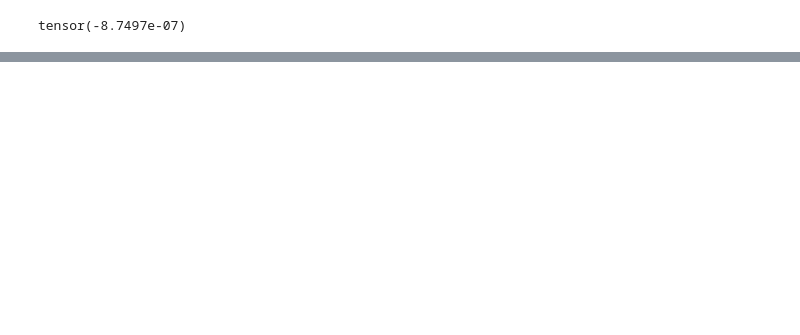
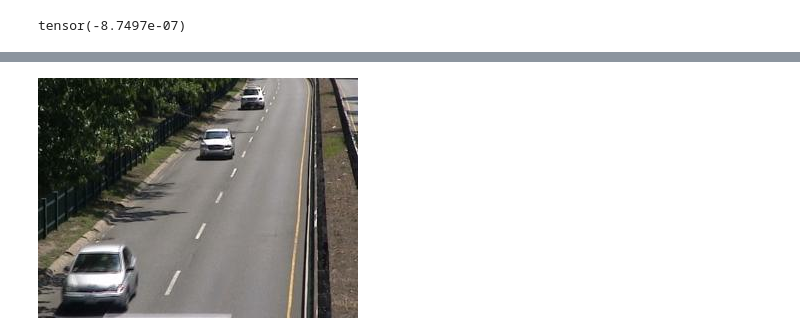
Before and after one commit to niika/DeepAggregation, a Jupyter notebook: DeepSequences.ipynb, the cells around one changed output, grey strips where cells are left out. Drawn from its saved outputs; the diff is of its cells as text; code cells hidden in the pictures; blank space fills up the shorter version.

```diff
--- a/DeepSequences.ipynb
+++ b/DeepSequences.ipynb
@@ -66,0 +76,8 @@ tensor(-8.7497e-07)
+# %%
+import torchvision
+
+dataset = torchvision.datasets.ImageFolder("dataset2014/dataset/baseline/highway/")
+x,y = dataset[2001]
+X = []
+# %% [output]
+[figure, added]
```
Also changed, not shown: parts of 10 cells of this notebook, 2 other files.
